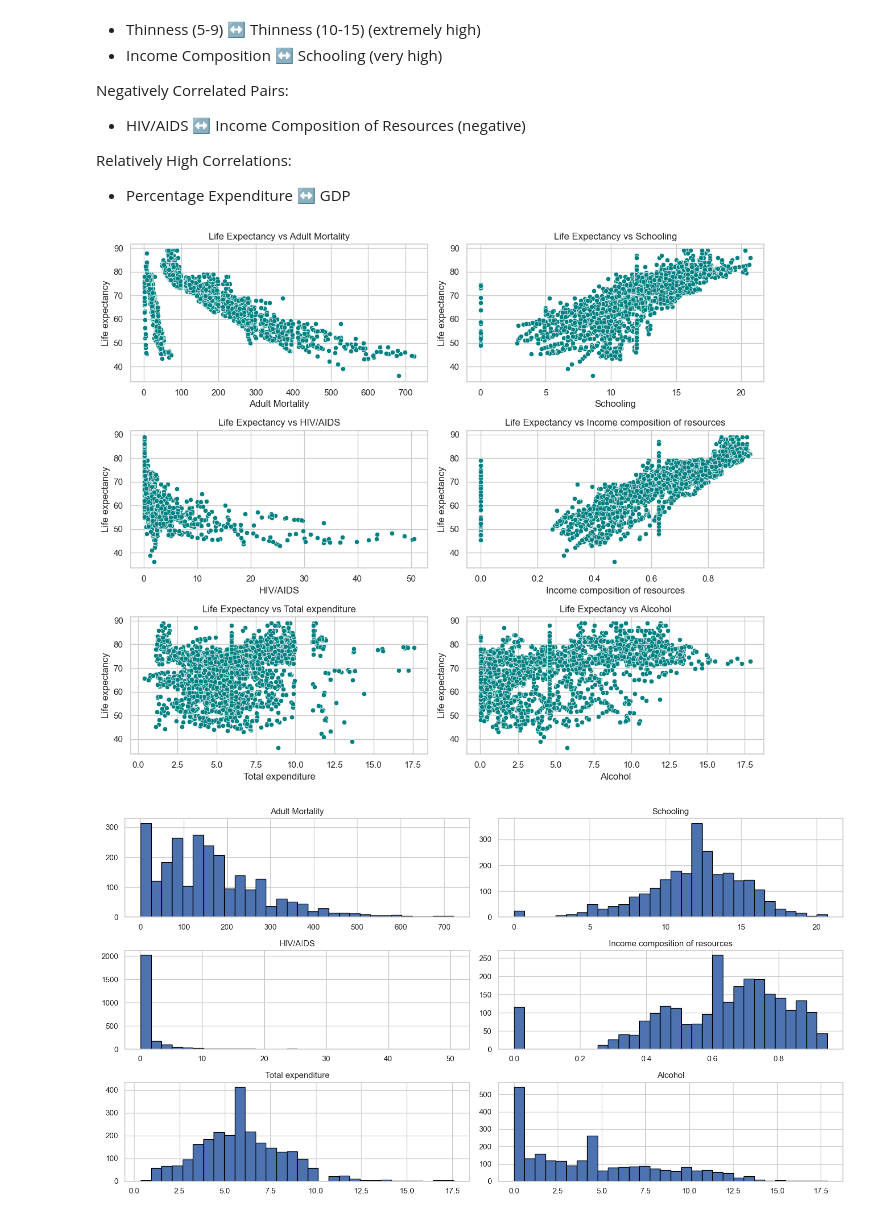
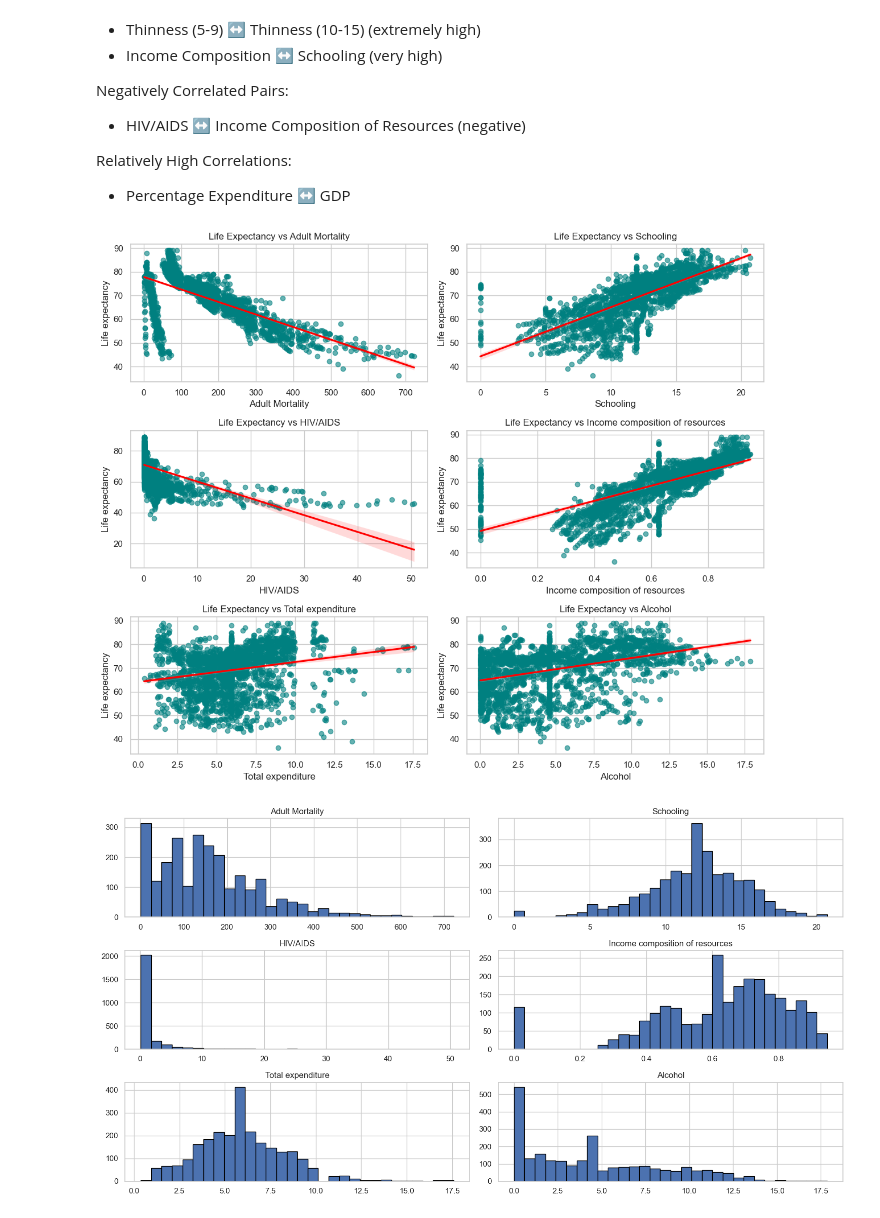
Before and after one commit to jahnavi-agrawal/life_expectancy_task, a Jupyter notebook: notebooks/data_exploration.ipynb, the cells around one changed output. Cells and saved outputs as stored; diff of their text form; code cells hidden in the pictures.

Commit message:
Added best fit line

```diff
--- a/notebooks/data_exploration.ipynb
+++ b/notebooks/data_exploration.ipynb
@@ -279,18 +279,26 @@ Negatively Correlated Pairs:
 Relatively High Correlations:
 * Percentage Expenditure ↔ GDP
 # %%
-cols = ["Adult Mortality", "Schooling", "HIV/AIDS", "Income composition of resources", "Total expenditure", "Alcohol"]
+cols = ["Adult Mortality", "Schooling", "HIV/AIDS",
+        "Income composition of resources", "Total expenditure", "Alcohol"]
+
 fig, axes = plt.subplots(3, 2, figsize=(12, 10))
 
 for i, col in enumerate(cols):
-    row, col_pos = divmod(i, 2)  # find row and column index
-    sns.scatterplot(x=data[col], y=data["Life expectancy"], ax=axes[row, col_pos], color= "teal")
+    row, col_pos = divmod(i, 2)
+    sns.regplot(
+        x=data[col],
+        y=data["Life expectancy"],
+        ax=axes[row, col_pos],
+        scatter_kws={'color': 'teal', 'alpha': 0.6},
+        line_kws={'color': 'red'}
+    )
     axes[row, col_pos].set_title(f"Life Expectancy vs {col}")
 
 plt.tight_layout()
 plt.show()
 # %% [output]
-[figure, old version]
+[figure, new version]
 # %%
 cols = ["Adult Mortality", "Schooling", "HIV/AIDS", "Income composition of resources", "Total expenditure", "Alcohol"]
 
```
Also changed, not shown: parts of 2 cells of this notebook.
